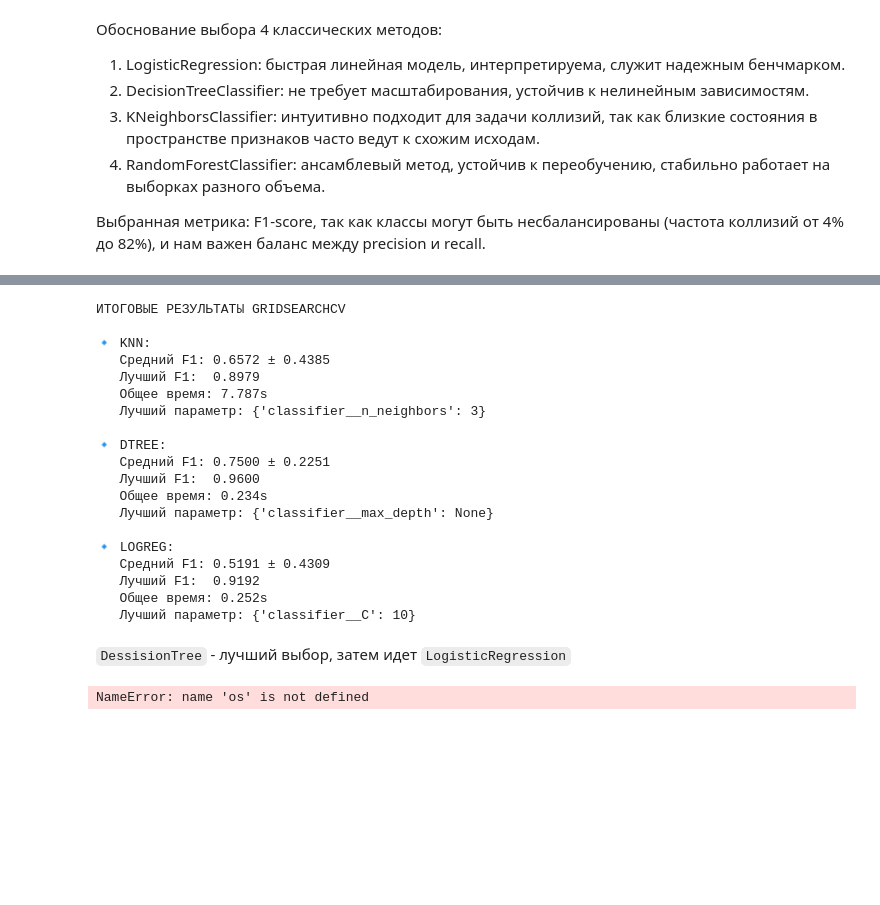
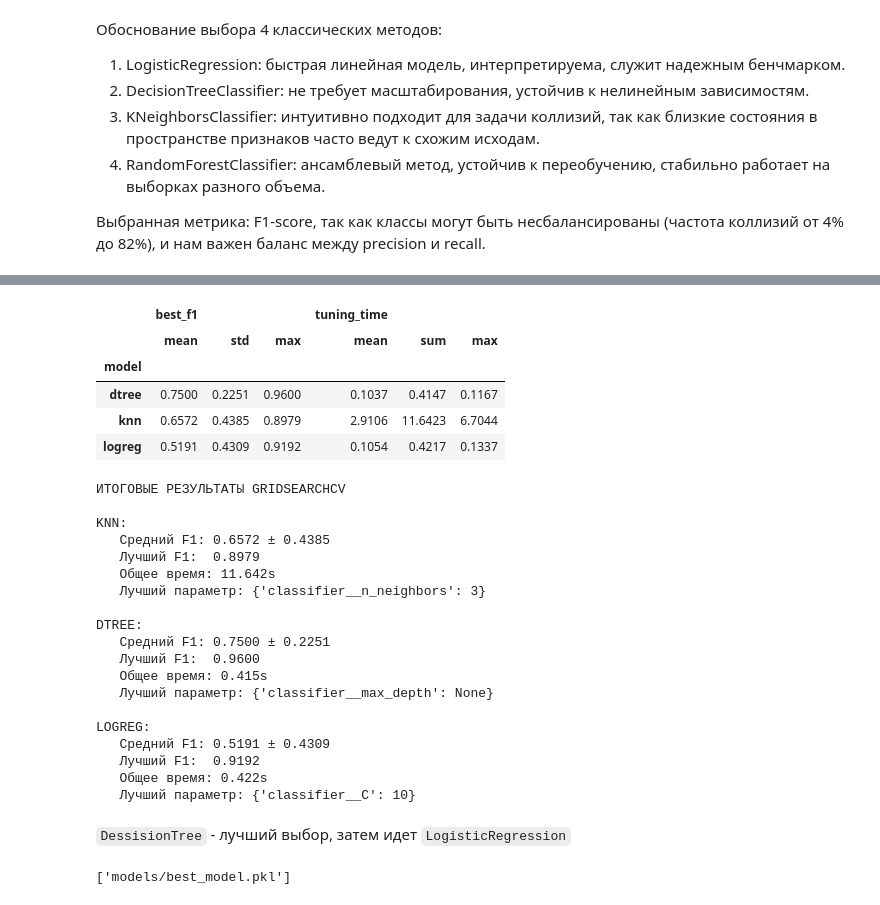
Before and after one commit to Baklanov-Daniil/master, a Jupyter notebook: practice/lab2/lab2.ipynb, the cells around one changed output, grey strips where cells are left out. Cells and saved outputs as stored; diff of their text form; code cells hidden in the pictures; blank space fills up the shorter version.

```diff
--- a/practice/lab2/lab2.ipynb
+++ b/practice/lab2/lab2.ipynb
@@ -297,9 +297,23 @@ Tuning logreg | Size:1500 | Time:0.08s | F1:0.824
+# %%
+summary_table = tuning_df.groupby('model').agg({
+    'best_f1': ['mean', 'std', 'max'],
+    'tuning_time': ['mean', 'sum', 'max']
+}).round(4)
+
+summary_table
+# %% [output]
+|  | best_f1 |  |  | tuning_time |  |  |
+|  | mean | std | max | mean | sum | max |
+| model |  |  |  |  |  |  |
+| dtree | 0.7500 | 0.2251 | 0.9600 | 0.1037 | 0.4147 | 0.1167 |
+| knn | 0.6572 | 0.4385 | 0.8979 | 2.9106 | 11.6423 | 6.7044 |
+| logreg | 0.5191 | 0.4309 | 0.9192 | 0.1054 | 0.4217 | 0.1337 |
 # %%
 print("ИТОГОВЫЕ РЕЗУЛЬТАТЫ GRIDSEARCHCV")
 
 for model in tuning_df['model'].unique():
     model_data = tuning_df[tuning_df['model'] == model]
-    print(f"\n🔹 {model.upper()}:")
+    print(f"\n{model.upper()}:")
     print(f"   Средний F1: {model_data['best_f1'].mean():.4f} ± {model_data['best_f1'].std():.4f}")
     print(f"   Лучший F1:  {model_data['best_f1'].max():.4f}")
     print(f"   Общее время: {model_data['tuning_time'].sum():.3f}s")
@@ -307,52 +321,41 @@ for model in tuning_df['model'].unique():
 # %% [output]
 ИТОГОВЫЕ РЕЗУЛЬТАТЫ GRIDSEARCHCV
 
-🔹 KNN:
+KNN:
    Средний F1: 0.6572 ± 0.4385
    Лучший F1:  0.8979
-   Общее время: 7.787s
+   Общее время: 11.642s
    Лучший параметр: {'classifier__n_neighbors': 3}
 
-🔹 DTREE:
+DTREE:
    Средний F1: 0.7500 ± 0.2251
    Лучший F1:  0.9600
-   Общее время: 0.234s
+   Общее время: 0.415s
    Лучший параметр: {'classifier__max_depth': None}
 
-🔹 LOGREG:
+LOGREG:
    Средний F1: 0.5191 ± 0.4309
    Лучший F1:  0.9192
-   Общее время: 0.252s
+   Общее время: 0.422s
    Лучший параметр: {'classifier__C': 10}
 # %% [markdown]
 `DessisionTree` - лучший выбор, затем идет `LogisticRegression`
 # %%
 import glob
+
 all_files = glob.glob("datasets/ds_size*.csv")
 largest_file = max(all_files, key=os.path.getsize)
-print(f"Loading largest dataset: {largest_file}")
-
-best_model_name = top3[0]  # knn
-
-# Найти лучшие параметры из tuning_df
-best_params_row = tuning_df[(tuning_df['model'] == best_model_name) & (tuning_df['size'] == 1500)]
-best_params = best_params_row['best_params'].values[0] if not best_params_row.empty else {}
 
 best_data = pd.read_csv(largest_file)
 X_best = best_data.drop('collision', axis=1)
 y_best = best_data['collision']
 cols_best = X_best.columns.tolist()
 
-# Создать пайплайн и ПРИМЕНИТЬ параметры
-final_pipe = make_pipeline(models[best_model_name], cols_best)
-if best_params:
-    final_pipe.set_params(**best_params)  # ← ВАЖНО!
-
+final_pipe = make_pipeline(models['dtree'], cols_best)
+final_pipe.set_params(classifier__max_depth=None)
 final_pipe.fit(X_best, y_best)
 
 os.makedirs('models', exist_ok=True)
-joblib.dump(final_pipe, f"models/best_{best_model_name}_final.pkl")
-print(f"✓ Model saved: models/best_{best_model_name}_final.pkl")
-print(f"  Parameters: {best_params}")
+joblib.dump(final_pipe, "models/best_model.pkl")
 # %% [output]
-NameError: name 'os' is not defined
+['models/best_model.pkl']
```
Also changed, not shown: parts of 3 cells of this notebook.
